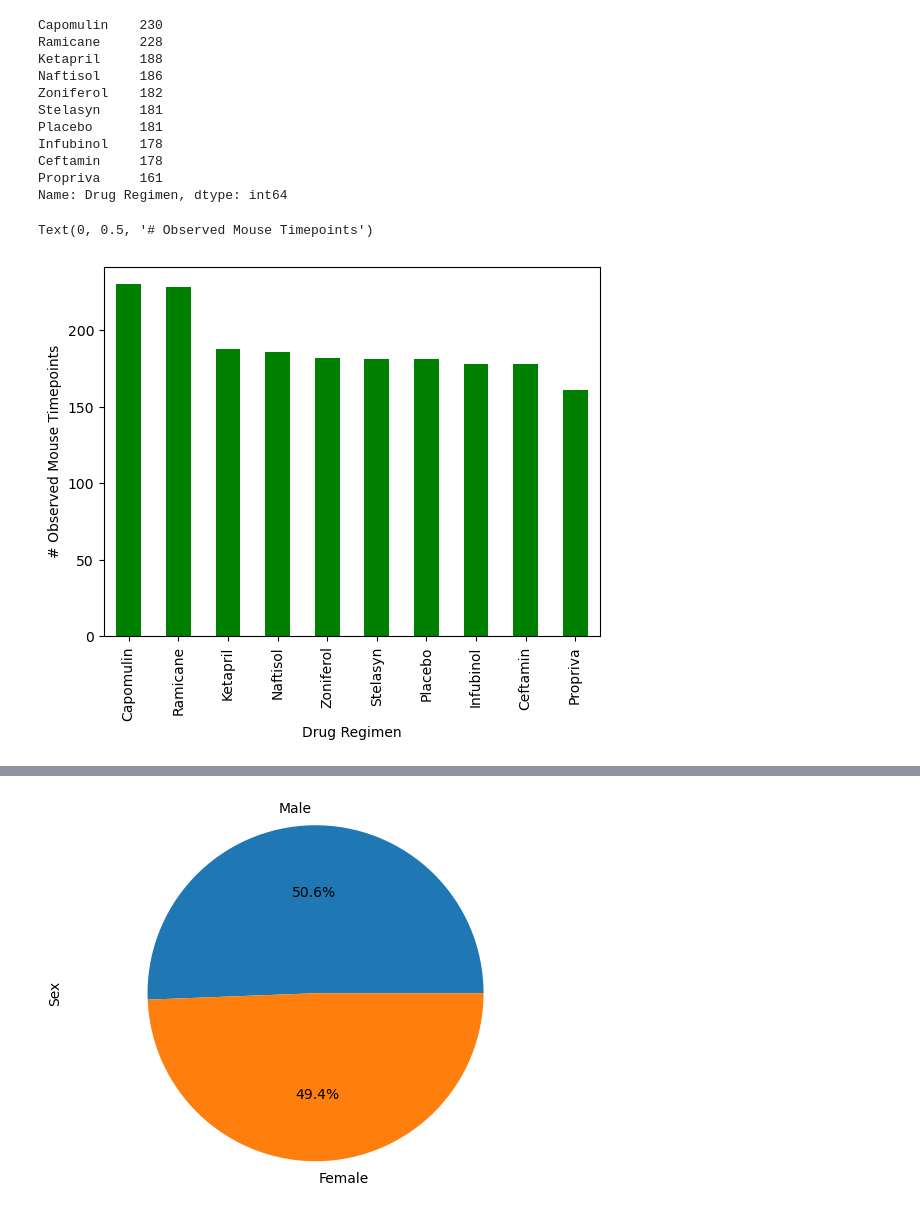
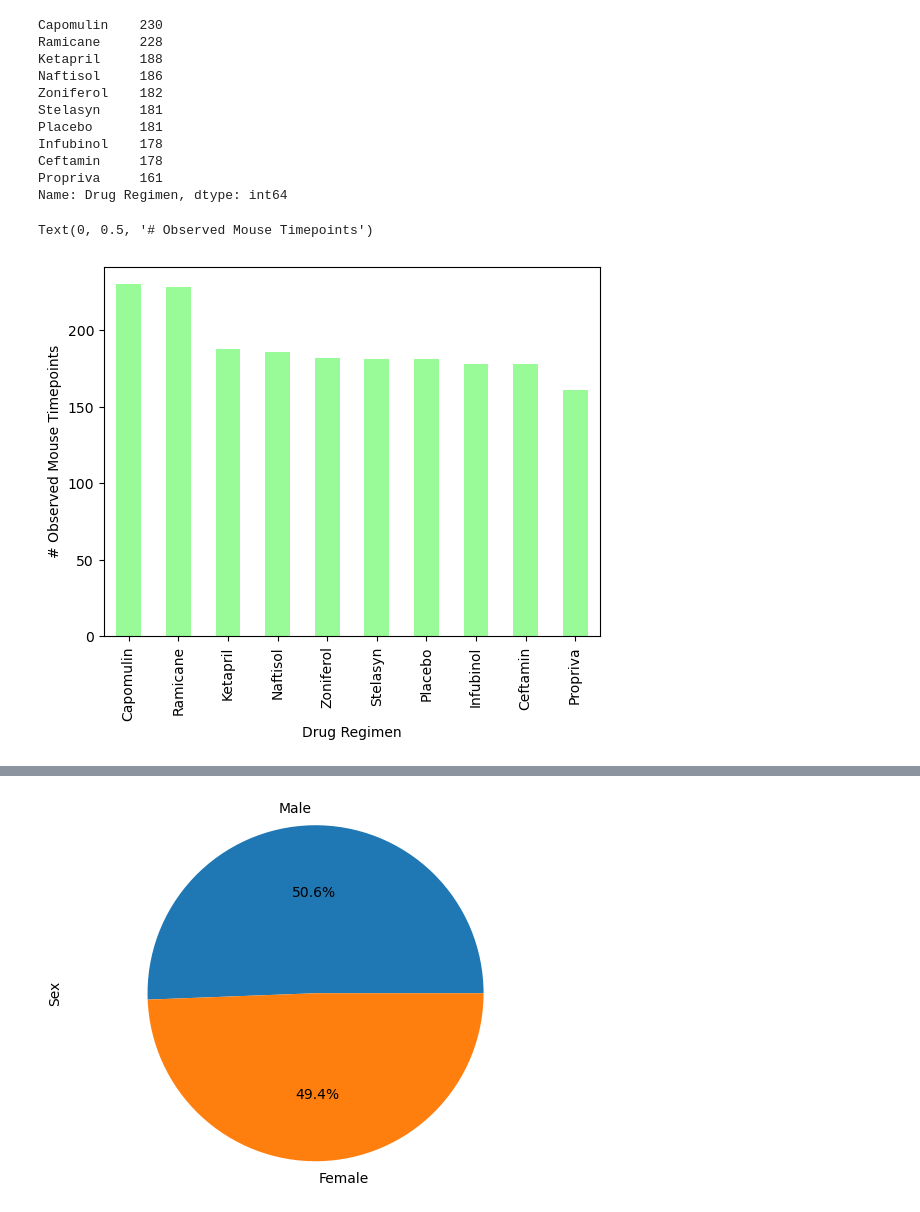
Before and after one commit to agom2429/Mouse-Project, a Jupyter notebook: Maine.ipynb, the cells around one changed output, grey strips where cells are left out. Drawn from its saved outputs; the diff is of its cells as text; code cells hidden in the pictures.

```diff
--- a/Maine.ipynb
+++ b/Maine.ipynb
@@ -122,12 +122,12 @@ Ceftamin     178
 Propriva     161
 Name: Drug Regimen, dtype: int64
 # %%
-plot_pandas = mice_count.plot.bar(color='g')
+plot_pandas = mice_count.plot.bar(color='palegreen')
 plt.xlabel("Drug Regimen")
 plt.ylabel("# Observed Mouse Timepoints")
 # %% [output]
 Text(0, 0.5, '# Observed Mouse Timepoints')
-[figure, old version]
+[figure, new version]
 # %%
 x_axis = mice_count.index.values
 y_axis = mice_count.values
```
Also changed, not shown: parts of 5 cells of this notebook.
